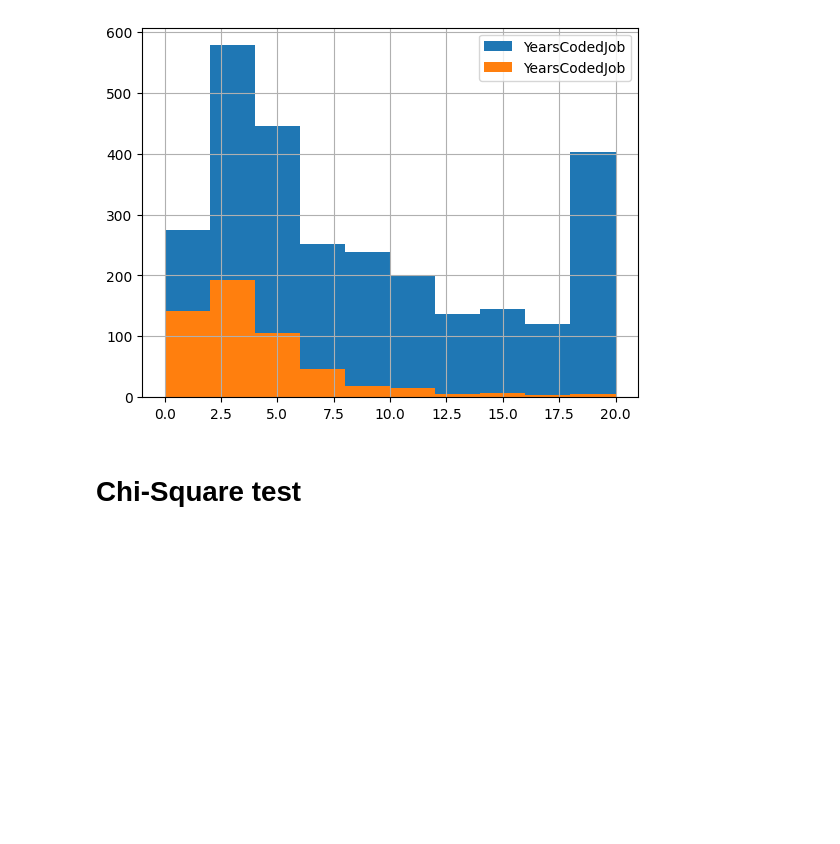
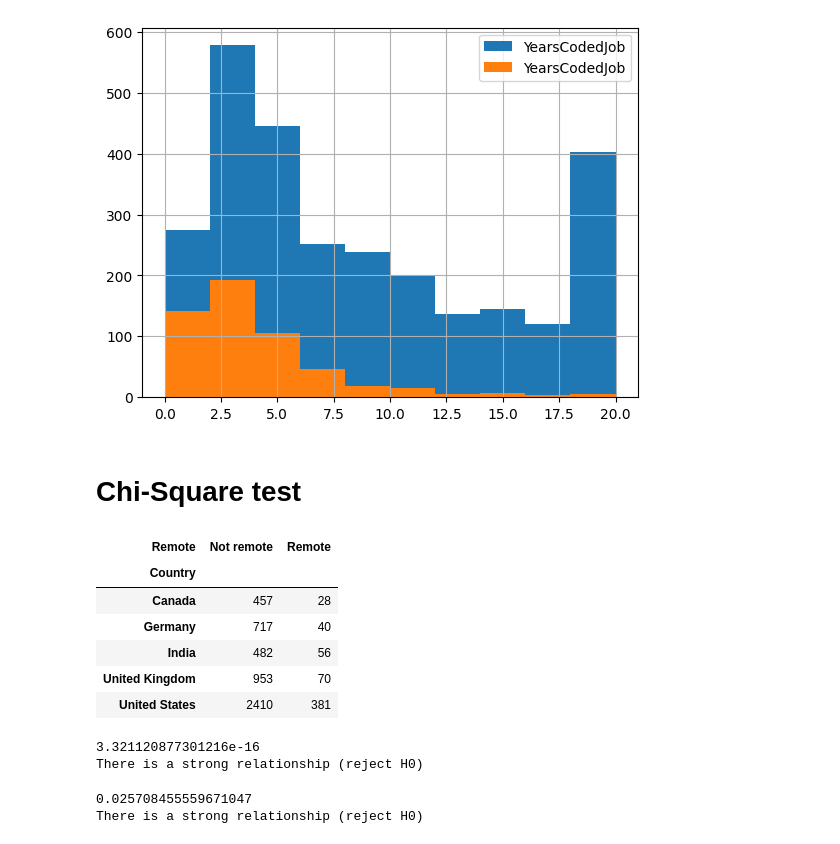
Before and after one commit to TimoCodez/Python-BIA, a Jupyter notebook: Intermediary_statistics.ipynb, the cells around one changed output. Drawn from its saved outputs; the diff is of its cells as text; code cells hidden in the pictures; blank space fills up the shorter version.

Commit message:
added Chi-Square test

```diff
--- a/Intermediary_statistics.ipynb
+++ b/Intermediary_statistics.ipynb
@@ -188,3 +188,45 @@ exp_india.hist(legend= True)
 [figure]
 # %% [markdown]
 # Chi-Square test
+# %%
+# cross tabulation
+tab = pd.crosstab(index = data.Country, columns = data.Remote)
+tab
+# %% [output]
+| Remote | Not remote | Remote |
+| Country |  |  |
+| Canada | 457 | 28 |
+| Germany | 717 | 40 |
+| India | 482 | 56 |
+| United Kingdom | 953 | 70 |
+| United States | 2410 | 381 |
+# %%
+# Define your contingency table 'tab' here
+# For example:
+# tab = [[10, 20], [30, 40]]
+
+# chi-square test
+chi2, p, dof, exp = st.chi2_contingency(tab)
+print(p)
+if p > 0.05:
+  print("There is no relationship (fail to reject H0)")
+else:
+  print("There is a strong relationship (reject H0)")
+# %% [output]
+3.321120877301216e-16
+There is a strong relationship (reject H0)
+# %%
+# cross tabulation
+tab2 = pd.crosstab(index = data.CompanySizeNumber, columns = data.Hobby)
+#tab2
+
+# Chi-Square Test between company size and hobbies
+chi2, p, dof, exp = st.chi2_contingency(tab2)
+print(p)
+if p > 0.05:
+  print("There is no relationship (fail to reject H0)")
+else:
+  print("There is a strong relationship (reject H0)")
+# %% [output]
+0.025708455559671047
+There is a strong relationship (reject H0)
```
